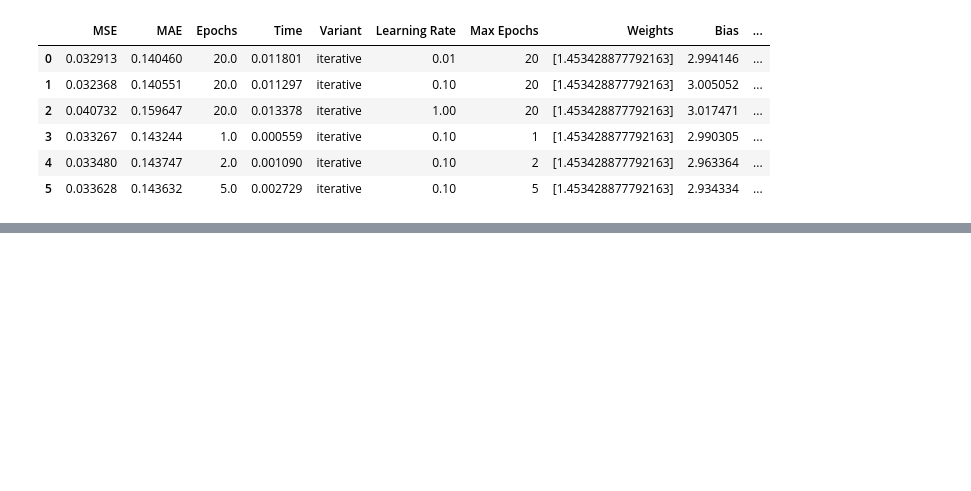
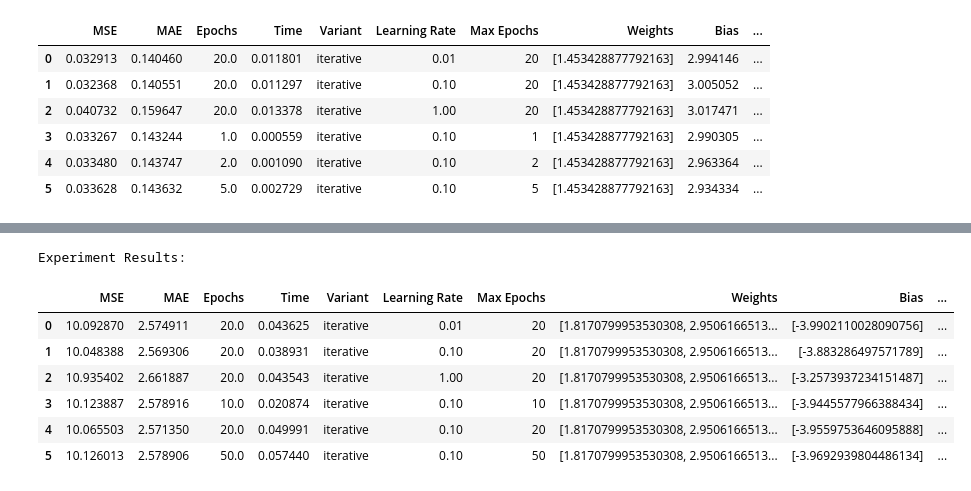
Before and after one commit to reitezuz/18NES1-2025-, a Jupyter notebook: week3/linear_neuron.ipynb, the cells around one changed output, grey strips where cells are left out. Saved outputs shown, nothing was run; the diff lists cells and outputs as text; code cells hidden in the pictures; blank space fills up the shorter version.

```diff
--- a/week3/linear_neuron.ipynb
+++ b/week3/linear_neuron.ipynb
@@ -1080,0 +1258,53 @@ Experiment Results:
+# %%
+# Define parameters
+N = 100
+D = 2
+# Generate x1 and x2
+x1 = np.linspace(-1, 1, N).reshape(-1, 1)  # Column vector (N,1)
+x2 = np.linspace(-1, 1, N).reshape(-1, 1)
+x2 = x2[np.random.permutation(N)]  # Randomly shuffle x2
+inputs = np.hstack([x1, x2])
+# TRY different coefficients and noise:
+true_outputs = 2*x1 + 3*x2 - 4 + np.random.randn(*x1.shape)/2 + np.random.randn(*x1.shape)/5 * x1
+#true_outputs = -4*x1 + 6*x2 + 10 + np.random.randn(*x1.shape)/2 + np.random.randn(*x1.shape)/5 * x1
+
+
+# DataFrame to store the results for comparisons:
+experiment_results_r = pd.DataFrame(columns=['MSE', 'MAE', 'Epochs', 'Time', 'Variant', 'Learning Rate', 'Max Epochs', 'Weights', 'Bias', 'Data Description'])
+np.random.seed(42)  # For reproducibility
+
+data_description_orig = "Regr 2"
+variant = "iterative"
+
+# Perceptron parameters:
+weights = np.random.randn(D) * 0.01
+bias = float(np.random.randn() * 0.01)
+adaptive_learning_rate = False
+batch_size = 4
+min_error = 0.0001
+epochs = 20
+learning_rate = 0.1
+print_progress = False
+
+
+data_description = data_description_orig + " " + ("adaptive " if adaptive_learning_rate else "non-adaptive ") + str(min_error) + (str(batch_size) if variant == "batch" else "")
+
+for learning_rate in [0.01, 0.1 , 1]:
+    run_example_multiple_times(experiment_results_r, inputs, true_outputs, epochs, weights, bias, learning_rate, print_progress, variant, data_description, adaptive_learning_rate, min_error, batch_size)
+
+learning_rate = 0.1
+for epochs in [10, 20, 50]:
+    run_example_multiple_times(experiment_results_r, inputs, true_outputs, epochs, weights, bias, learning_rate, print_progress, variant, data_description, adaptive_learning_rate, min_error, batch_size)
+
+
+print("\nExperiment Results:")
+experiment_results_r
+# %% [output]
+Experiment Results:
+|  | MSE | MAE | Epochs | Time | Variant | Learning Rate | Max Epochs | Weights | Bias | ... |
+| 0 | 10.092870 | 2.574911 | 20.0 | 0.043625 | iterative | 0.01 | 20 | [1.8170799953530308, 2.9506166513... | [-3.9902110028090756] | ... |
+| 1 | 10.048388 | 2.569306 | 20.0 | 0.038931 | iterative | 0.10 | 20 | [1.8170799953530308, 2.9506166513... | [-3.883286497571789] | ... |
+| 2 | 10.935402 | 2.661887 | 20.0 | 0.043543 | iterative | 1.00 | 20 | [1.8170799953530308, 2.9506166513... | [-3.2573937234151487] | ... |
+| 3 | 10.123887 | 2.578916 | 10.0 | 0.020874 | iterative | 0.10 | 10 | [1.8170799953530308, 2.9506166513... | [-3.9445577966388434] | ... |
+| 4 | 10.065503 | 2.571350 | 20.0 | 0.049991 | iterative | 0.10 | 20 | [1.8170799953530308, 2.9506166513... | [-3.9559753646095888] | ... |
+| 5 | 10.126013 | 2.578906 | 50.0 | 0.057440 | iterative | 0.10 | 50 | [1.8170799953530308, 2.9506166513... | [-3.9692939804486134] | ... |
```
Also changed, not shown: parts of 8 cells of this notebook.
